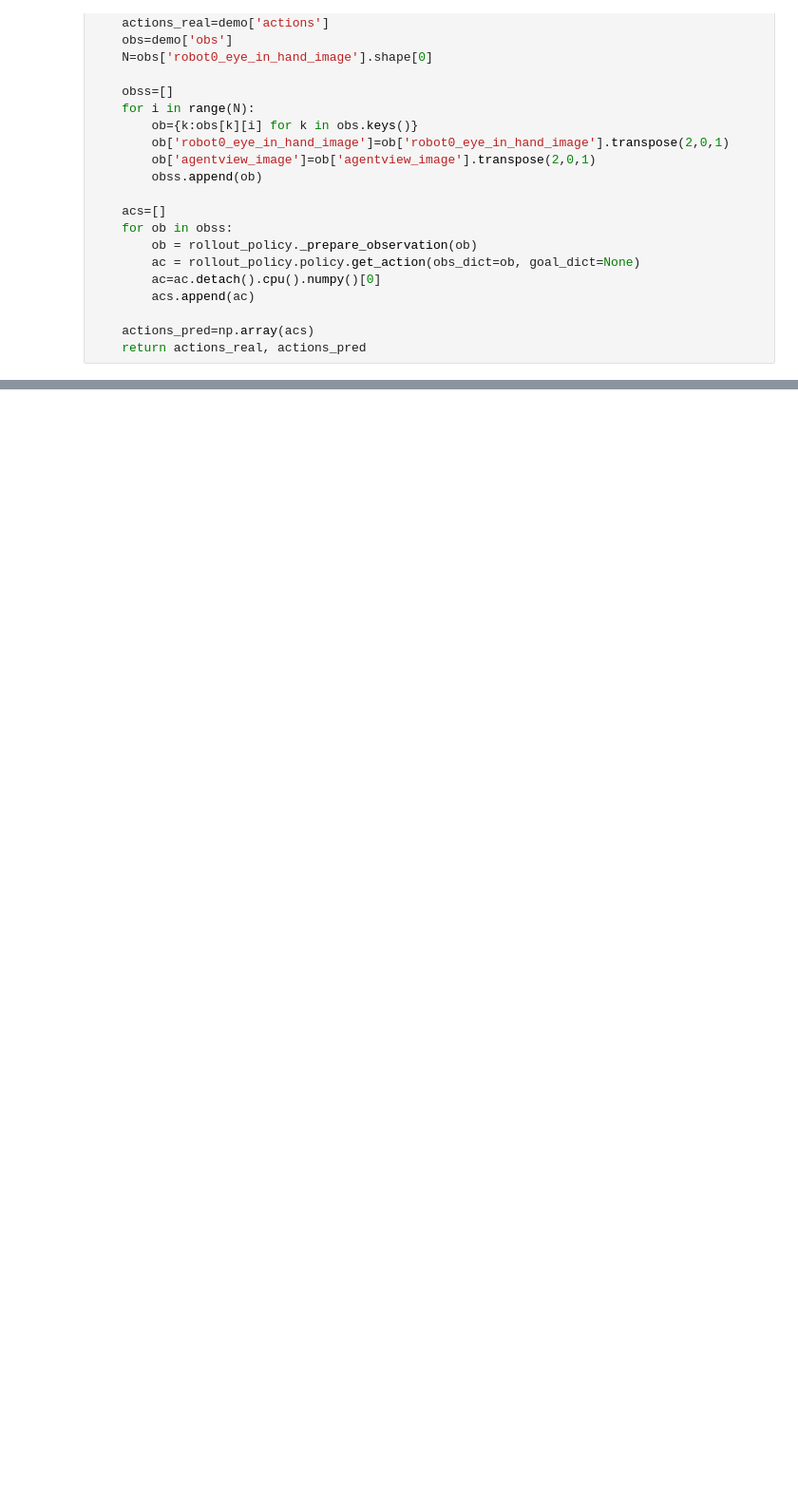
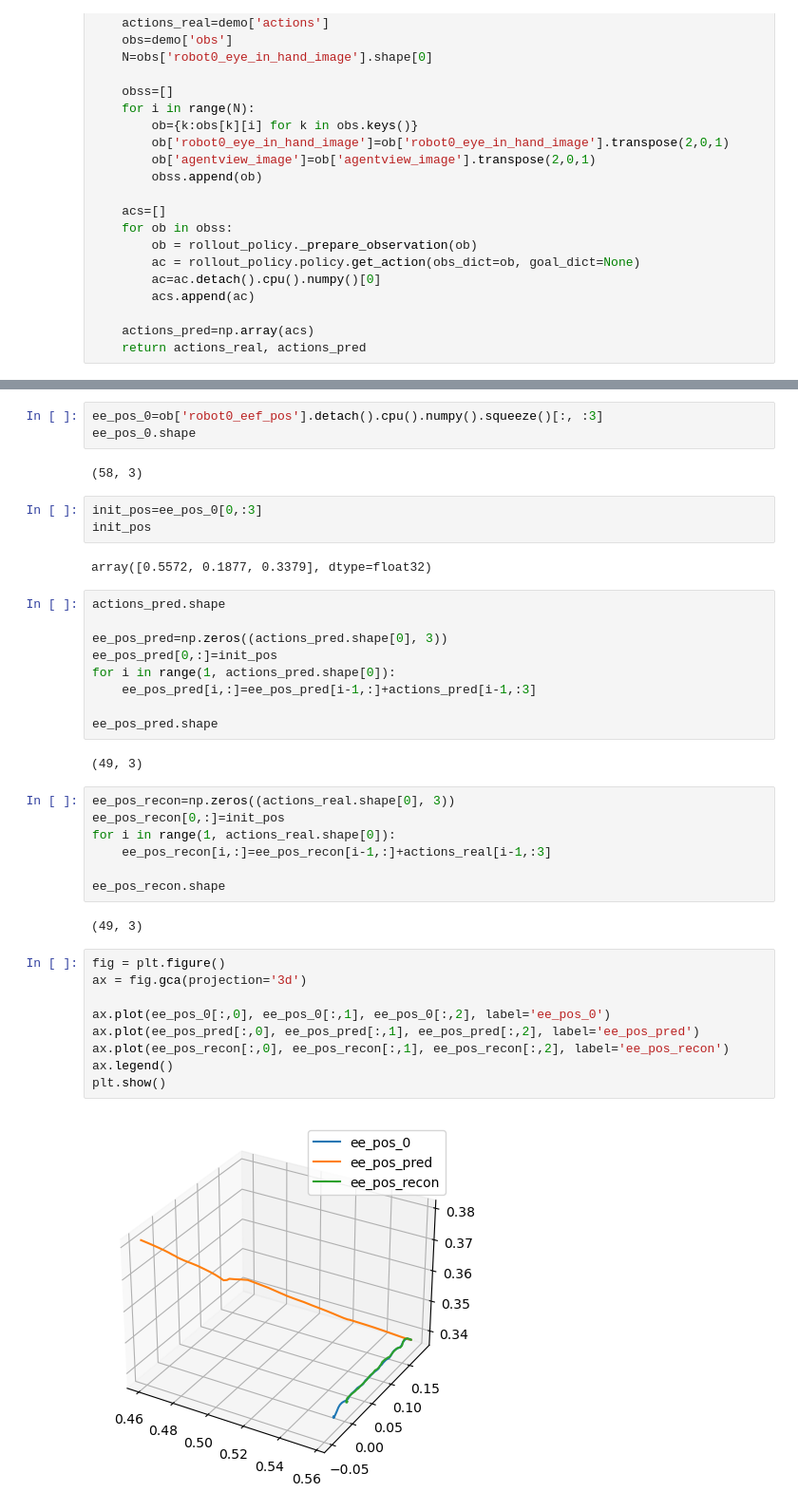
Before and after one commit to kevinpowell/sawyer_robot_ros2, a Jupyter notebook: src/teleop_script/infer_offline.ipynb, the cells around one changed output, grey strips where cells are left out. Shown at 95% size. Cells and saved outputs as stored; diff of their text form; blank space fills up the shorter version.

```diff
--- a/src/teleop_script/infer_offline.ipynb
+++ b/src/teleop_script/infer_offline.ipynb
@@ -175,0 +193,41 @@ for i in range(7):
+# %%
+ee_pos_0=ob['robot0_eef_pos'].detach().cpu().numpy().squeeze()[:, :3]
+ee_pos_0.shape
+# %% [output]
+(58, 3)
+# %%
+init_pos=ee_pos_0[0,:3]
+init_pos
+# %% [output]
+array([0.5572, 0.1877, 0.3379], dtype=float32)
+# %%
+actions_pred.shape
+
+ee_pos_pred=np.zeros((actions_pred.shape[0], 3))
+ee_pos_pred[0,:]=init_pos
+for i in range(1, actions_pred.shape[0]):
+    ee_pos_pred[i,:]=ee_pos_pred[i-1,:]+actions_pred[i-1,:3]
+
+ee_pos_pred.shape
+# %% [output]
+(49, 3)
+# %%
+ee_pos_recon=np.zeros((actions_real.shape[0], 3))
+ee_pos_recon[0,:]=init_pos
+for i in range(1, actions_real.shape[0]):
+    ee_pos_recon[i,:]=ee_pos_recon[i-1,:]+actions_real[i-1,:3]
+
+ee_pos_recon.shape
+# %% [output]
+(49, 3)
+# %%
+fig = plt.figure()
+ax = fig.gca(projection='3d')
+
+ax.plot(ee_pos_0[:,0], ee_pos_0[:,1], ee_pos_0[:,2], label='ee_pos_0')
+ax.plot(ee_pos_pred[:,0], ee_pos_pred[:,1], ee_pos_pred[:,2], label='ee_pos_pred')
+ax.plot(ee_pos_recon[:,0], ee_pos_recon[:,1], ee_pos_recon[:,2], label='ee_pos_recon')
+ax.legend()
+plt.show()
+# %% [output]
+[figure, added]
```
Also changed, not shown: parts of 17 cells of this notebook, 6 other files.
